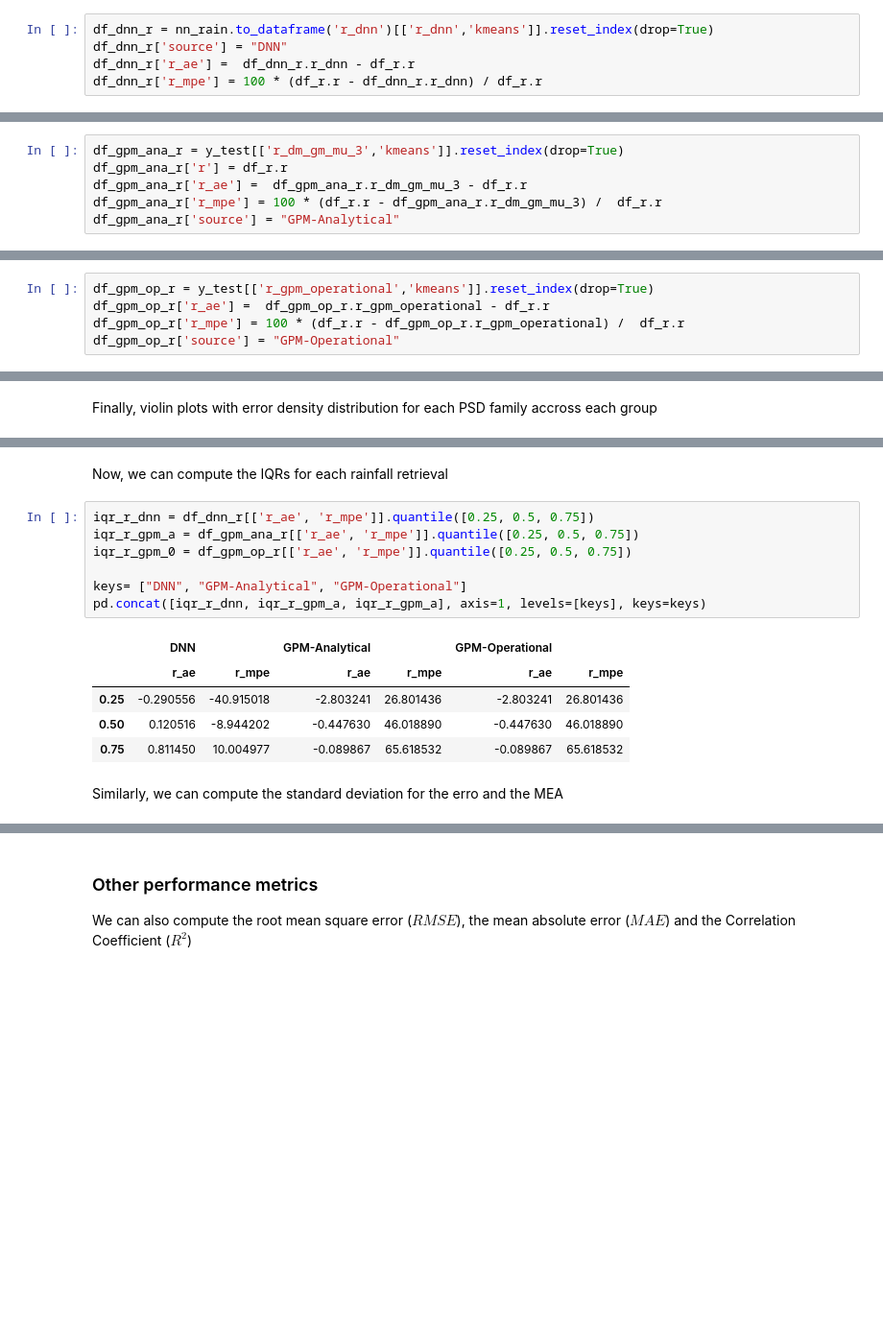
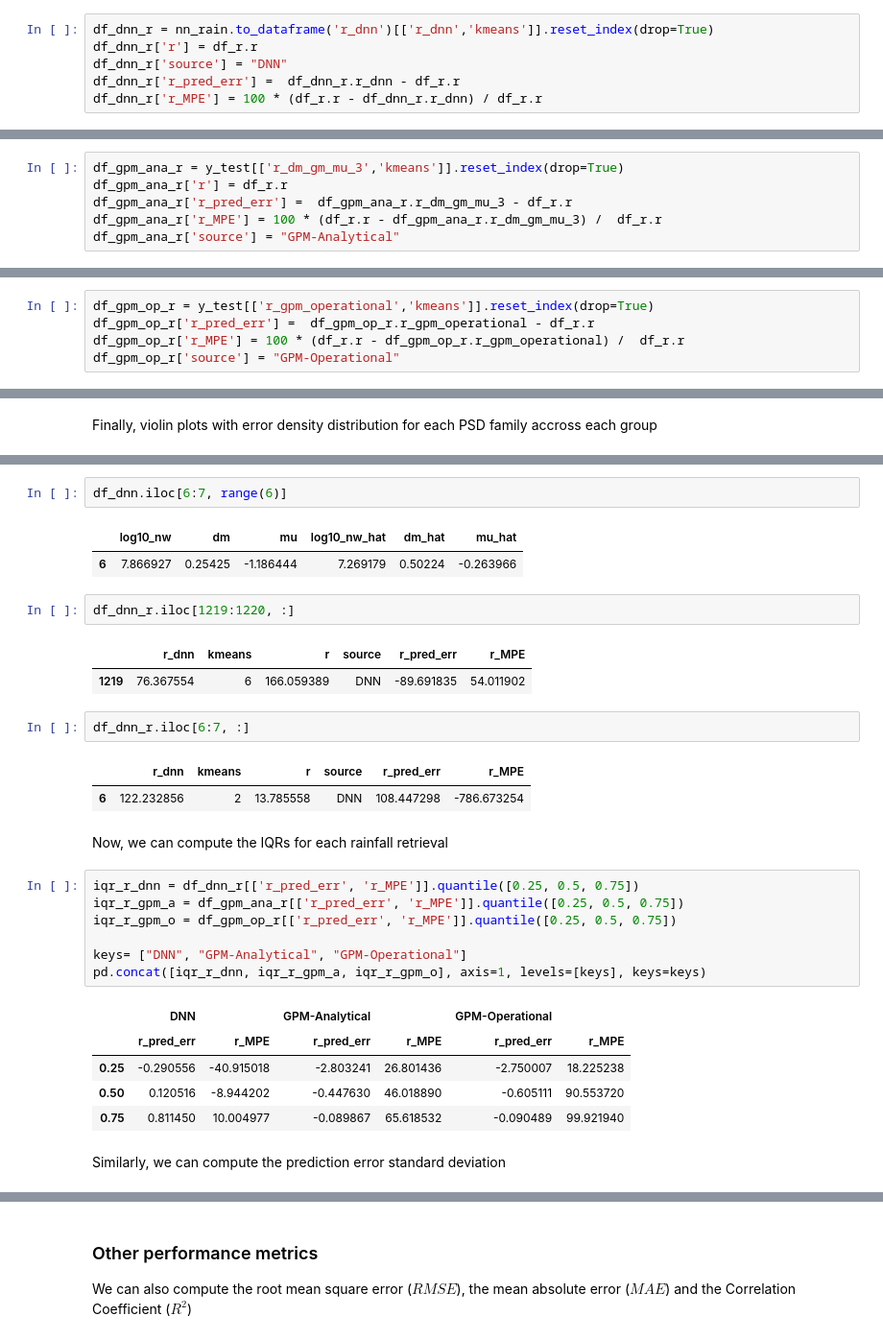
Before and after one commit to aladinor/Ladino_et_al_2025_DNN_PSD_retrieval, a Jupyter notebook: notebooks/3.Rain_retrieval.ipynb, the cells around one changed output, grey strips where cells are left out. Shown at 96% size. Saved outputs shown, nothing was run; the diff lists cells and outputs as text; blank space fills up the shorter version.

Commit message:
fixing error definitions

```diff
--- a/notebooks/3.Rain_retrieval.ipynb
+++ b/notebooks/3.Rain_retrieval.ipynb
@@ -335,23 +335,24 @@ df_r['source'] = "True"
 **DNN dataset**
 # %%
 df_dnn_r = nn_rain.to_dataframe('r_dnn')[['r_dnn','kmeans']].reset_index(drop=True)
+df_dnn_r['r'] = df_r.r
 df_dnn_r['source'] = "DNN"
-df_dnn_r['r_ae'] =  df_dnn_r.r_dnn - df_r.r
-df_dnn_r['r_mpe'] = 100 * (df_r.r - df_dnn_r.r_dnn) / df_r.r
+df_dnn_r['r_pred_err'] =  df_dnn_r.r_dnn - df_r.r
+df_dnn_r['r_MPE'] = 100 * (df_r.r - df_dnn_r.r_dnn) / df_r.r
 # %% [markdown]
 **GPM-Analytical dataset**
 # %%
 df_gpm_ana_r = y_test[['r_dm_gm_mu_3','kmeans']].reset_index(drop=True)
 df_gpm_ana_r['r'] = df_r.r
-df_gpm_ana_r['r_ae'] =  df_gpm_ana_r.r_dm_gm_mu_3 - df_r.r
-df_gpm_ana_r['r_mpe'] = 100 * (df_r.r - df_gpm_ana_r.r_dm_gm_mu_3) /  df_r.r
+df_gpm_ana_r['r_pred_err'] =  df_gpm_ana_r.r_dm_gm_mu_3 - df_r.r
+df_gpm_ana_r['r_MPE'] = 100 * (df_r.r - df_gpm_ana_r.r_dm_gm_mu_3) /  df_r.r
 df_gpm_ana_r['source'] = "GPM-Analytical"
 # %% [markdown]
 **GPM-OPerational Dataset dataset**
 # %%
 df_gpm_op_r = y_test[['r_gpm_operational','kmeans']].reset_index(drop=True)
-df_gpm_op_r['r_ae'] =  df_gpm_op_r.r_gpm_operational - df_r.r
-df_gpm_op_r['r_mpe'] = 100 * (df_r.r - df_gpm_op_r.r_gpm_operational) /  df_r.r
+df_gpm_op_r['r_pred_err'] =  df_gpm_op_r.r_gpm_operational - df_r.r
+df_gpm_op_r['r_MPE'] = 100 * (df_r.r - df_gpm_op_r.r_gpm_operational) /  df_r.r
 df_gpm_op_r['source'] = "GPM-Operational"
 # %% [markdown]
 Violin plots required all data to be in the same `dataframe`. Therefore, we can create a new error dataframe as follows
@@ -381,18 +397,33 @@ plt.savefig('../images/violin_rain_parm.svg',  bbox_inches='tight')
+# %%
+df_dnn.iloc[6:7, range(6)]
+# %% [output]
+|  | log10_nw | dm | mu | log10_nw_hat | dm_hat | mu_hat |
+| 6 | 7.866927 | 0.25425 | -1.186444 | 7.269179 | 0.50224 | -0.263966 |
+# %%
+df_dnn_r.iloc[1219:1220, :]
+# %% [output]
+|  | r_dnn | kmeans | r | source | r_pred_err | r_MPE |
+| 1219 | 76.367554 | 6 | 166.059389 | DNN | -89.691835 | 54.011902 |
+# %%
+df_dnn_r.iloc[6:7, :]
+# %% [output]
+|  | r_dnn | kmeans | r | source | r_pred_err | r_MPE |
+| 6 | 122.232856 | 2 | 13.785558 | DNN | 108.447298 | -786.673254 |
 # %% [markdown]
 Now, we can compute the IQRs for each rainfall retrieval
 # %%
-iqr_r_dnn = df_dnn_r[['r_ae', 'r_mpe']].quantile([0.25, 0.5, 0.75])
-iqr_r_gpm_a = df_gpm_ana_r[['r_ae', 'r_mpe']].quantile([0.25, 0.5, 0.75])
-iqr_r_gpm_0 = df_gpm_op_r[['r_ae', 'r_mpe']].quantile([0.25, 0.5, 0.75])
+iqr_r_dnn = df_dnn_r[['r_pred_err', 'r_MPE']].quantile([0.25, 0.5, 0.75])
+iqr_r_gpm_a = df_gpm_ana_r[['r_pred_err', 'r_MPE']].quantile([0.25, 0.5, 0.75])
+iqr_r_gpm_o = df_gpm_op_r[['r_pred_err', 'r_MPE']].quantile([0.25, 0.5, 0.75])
 
 keys= ["DNN", "GPM-Analytical", "GPM-Operational"]
-pd.concat([iqr_r_dnn, iqr_r_gpm_a, iqr_r_gpm_a], axis=1, levels=[keys], keys=keys)
+pd.concat([iqr_r_dnn, iqr_r_gpm_a, iqr_r_gpm_o], axis=1, levels=[keys], keys=keys)
 # %% [output]
 |  | DNN |  | GPM-Analytical |  | GPM-Operational |  |
-|  | r_ae | r_mpe | r_ae | r_mpe | r_ae | r_mpe |
-| 0.25 | -0.290556 | -40.915018 | -2.803241 | 26.801436 | -2.803241 | 26.801436 |
-| 0.50 | 0.120516 | -8.944202 | -0.447630 | 46.018890 | -0.447630 | 46.018890 |
-| 0.75 | 0.811450 | 10.004977 | -0.089867 | 65.618532 | -0.089867 | 65.618532 |
+|  | r_pred_err | r_MPE | r_pred_err | r_MPE | r_pred_err | r_MPE |
+| 0.25 | -0.290556 | -40.915018 | -2.803241 | 26.801436 | -2.750007 | 18.225238 |
+| 0.50 | 0.120516 | -8.944202 | -0.447630 | 46.018890 | -0.605111 | 90.553720 |
+| 0.75 | 0.811450 | 10.004977 | -0.089867 | 65.618532 | -0.090489 | 99.921940 |
 # %% [markdown]
-Similarly, we can compute the standard deviation for the erro and the MEA
+Similarly, we can compute the prediction error standard deviation
 # %%
```
Also changed, not shown: parts of 16 cells of this notebook.
